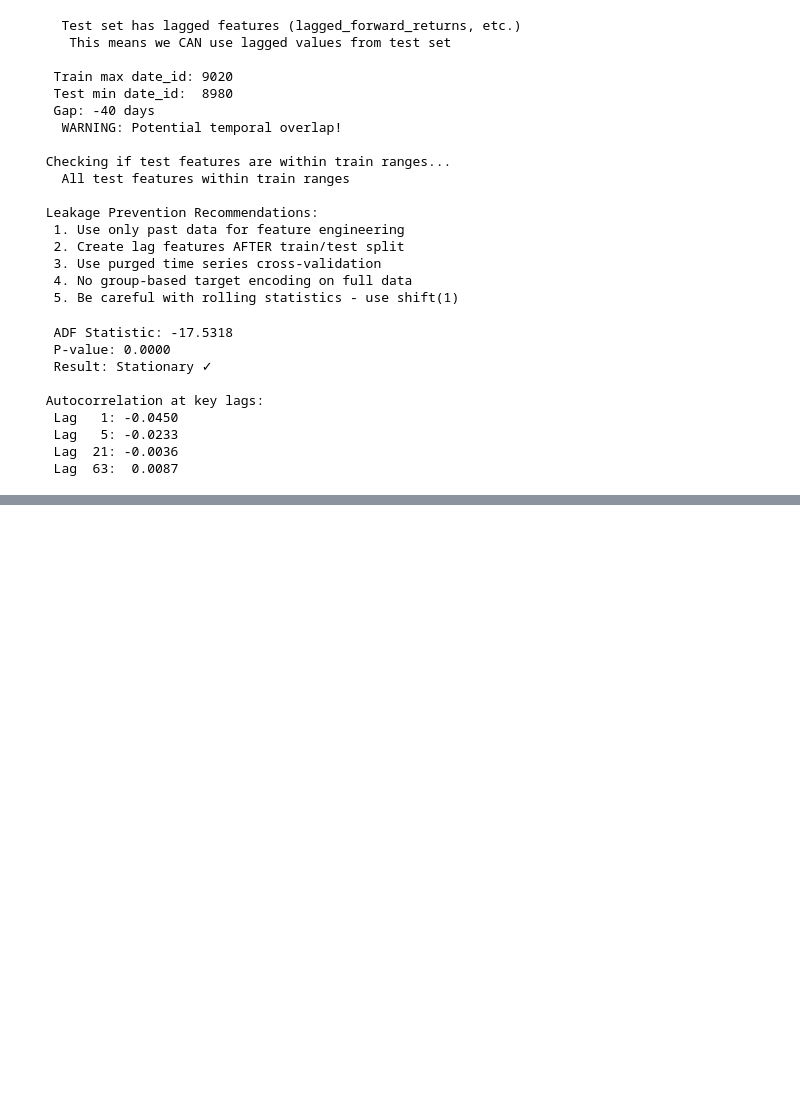
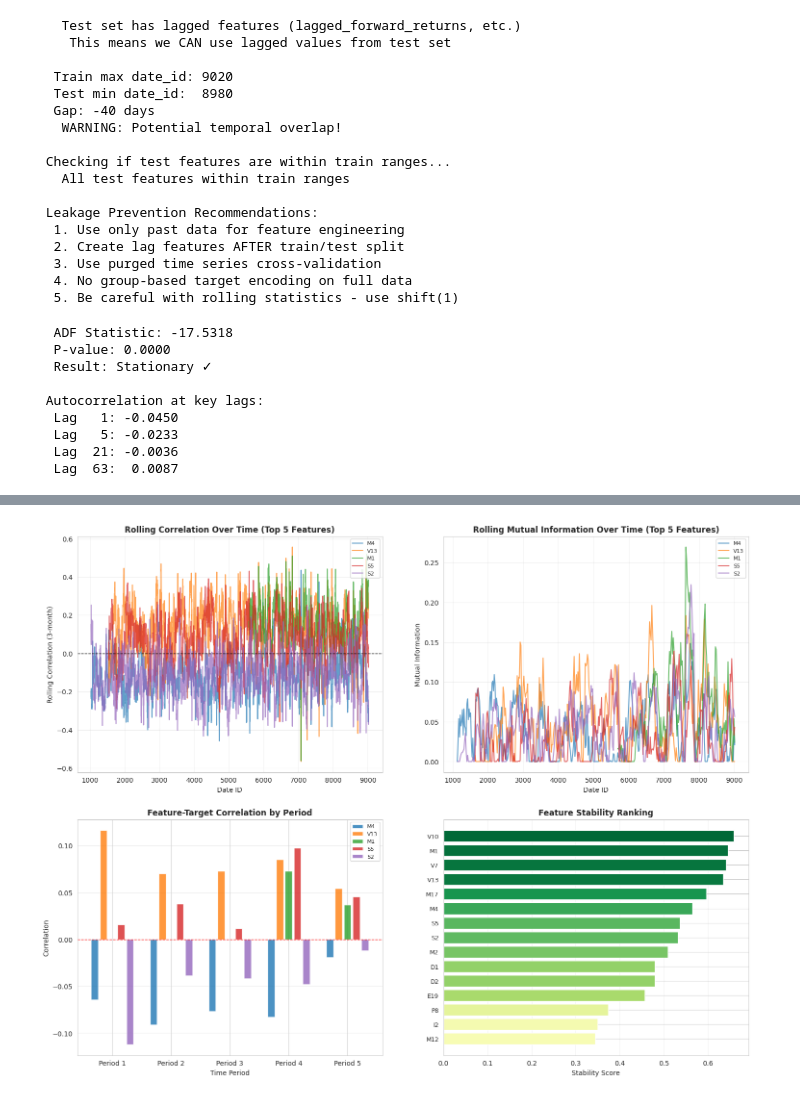
Before and after one commit to tungtokyo1108/Data_Science_Python, a Jupyter notebook: Deep EDA: From Market Efficiency to Alpha Signals.ipynb, the cells around one changed output, grey strips where cells are left out. Cells and saved outputs as stored; diff of their text form; code cells hidden in the pictures; blank space fills up the shorter version.

Commit message:
Kaggle Notebook | Deep EDA: From Market Efficiency to Alpha Signal | Version 5

```diff
--- a/Deep EDA: From Market Efficiency to Alpha Signals.ipynb
+++ b/Deep EDA: From Market Efficiency to Alpha Signals.ipynb
@@ -961,0 +1255,63 @@ feature  mean_corr  std_corr  min_corr  max_corr
+# %%
+# ============================================================================
+# 9.6 VISUALIZATION: TIME-VARYING RELATIONSHIPS
+# ============================================================================
+
+# Figure 1: Rolling Correlation Heatmap
+fig, axes = plt.subplots(2, 2, figsize=(18, 14))
+
+# Subplot 1: Rolling correlations over time for top 5 features
+ax = axes[0, 0]
+for feature in mi_features[:5]:
+    rolling_corr = rolling_corr_results[feature]['3-month']
+    ax.plot(train['date_id'].values, rolling_corr, label=feature, alpha=0.7, linewidth=1.5)
+
+ax.axhline(0, color='black', linestyle='--', linewidth=1)
+ax.set_xlabel('Date ID')
+ax.set_ylabel('Rolling Correlation (3-month)')
+ax.set_title('Rolling Correlation Over Time (Top 5 Features)', fontsize=12, fontweight='bold')
+ax.legend(loc='upper right', fontsize=8)
+ax.grid(True, alpha=0.3)
+
+# Subplot 2: Rolling MI over time
+ax = axes[0, 1]
+for feature in list(rolling_mi_results.keys())[:5]:
+    mi_data = rolling_mi_results[feature]
+    ax.plot(mi_data['mi_indices'], mi_data['mi_values'], label=feature, alpha=0.7, linewidth=1.5)
+
+ax.set_xlabel('Date ID')
+ax.set_ylabel('Mutual Information')
+ax.set_title('Rolling Mutual Information Over Time (Top 5 Features)', fontsize=12, fontweight='bold')
+ax.legend(loc='upper right', fontsize=8)
+ax.grid(True, alpha=0.3)
+
+# Subplot 3: Correlation distribution by period
+ax = axes[1, 0]
+period_labels = [f'Period {i+1}' for i in range(n_periods)]
+for i, feature in enumerate(mi_features[:5]):
+    periods = stability_df[stability_df['feature'] == feature]['periods'].values[0]
+    x_positions = np.arange(n_periods) + i * 0.15
+    ax.bar(x_positions, periods, width=0.12, label=feature, alpha=0.8)
+
+ax.axhline(0, color='red', linestyle='--', linewidth=1)
+ax.set_xlabel('Time Period')
+ax.set_ylabel('Correlation')
+ax.set_title('Feature-Target Correlation by Period', fontsize=12, fontweight='bold')
+ax.set_xticks(np.arange(n_periods) + 0.3)
+ax.set_xticklabels(period_labels)
+ax.legend(loc='upper right', fontsize=8)
+ax.grid(True, alpha=0.3, axis='y')
+
+# Subplot 4: Stability Score Ranking
+ax = axes[1, 1]
+top_stable = stability_df.head(15)
+colors = plt.cm.RdYlGn(top_stable['stability_score'] / top_stable['stability_score'].max())
+bars = ax.barh(range(len(top_stable)), top_stable['stability_score'], color=colors)
+ax.set_yticks(range(len(top_stable)))
+ax.set_yticklabels(top_stable['feature'], fontsize=9)
+ax.set_xlabel('Stability Score')
+ax.set_title('Feature Stability Ranking', fontsize=12, fontweight='bold')
+ax.grid(True, alpha=0.3, axis='x')
+ax.invert_yaxis()
+# %% [output]
+[figure, added]
```
Also changed, not shown: parts of 7 cells of this notebook.
